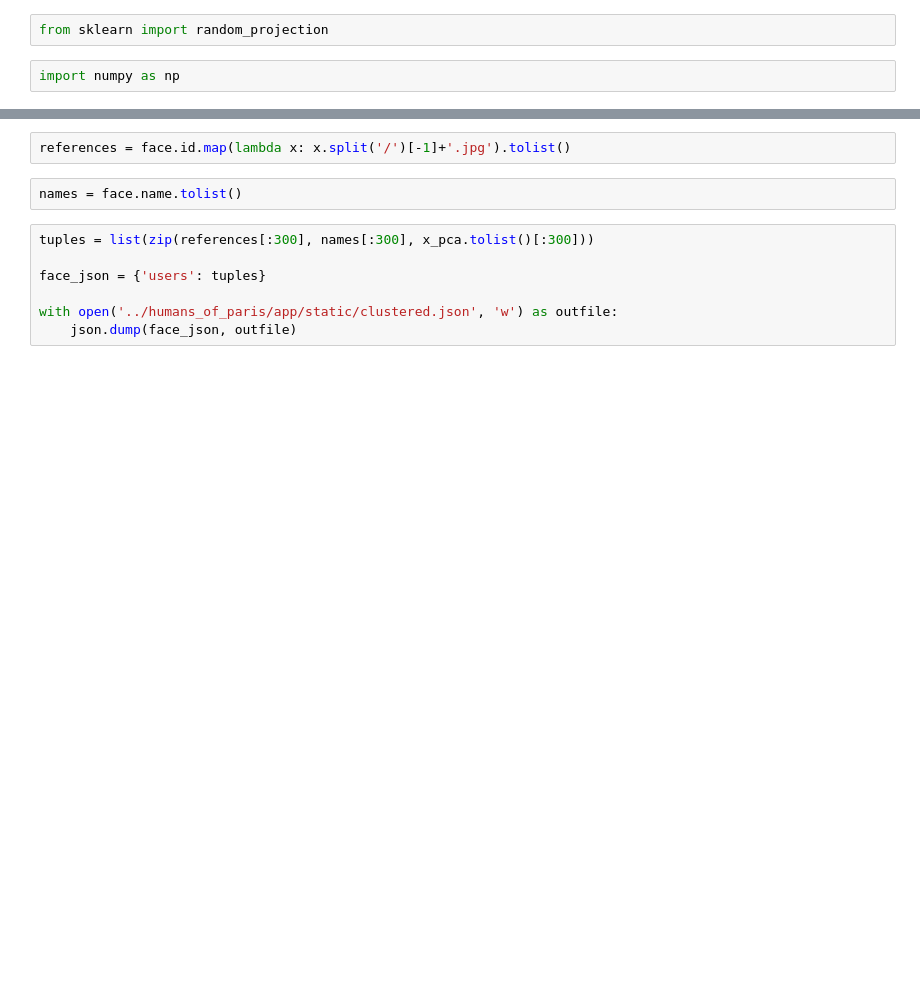
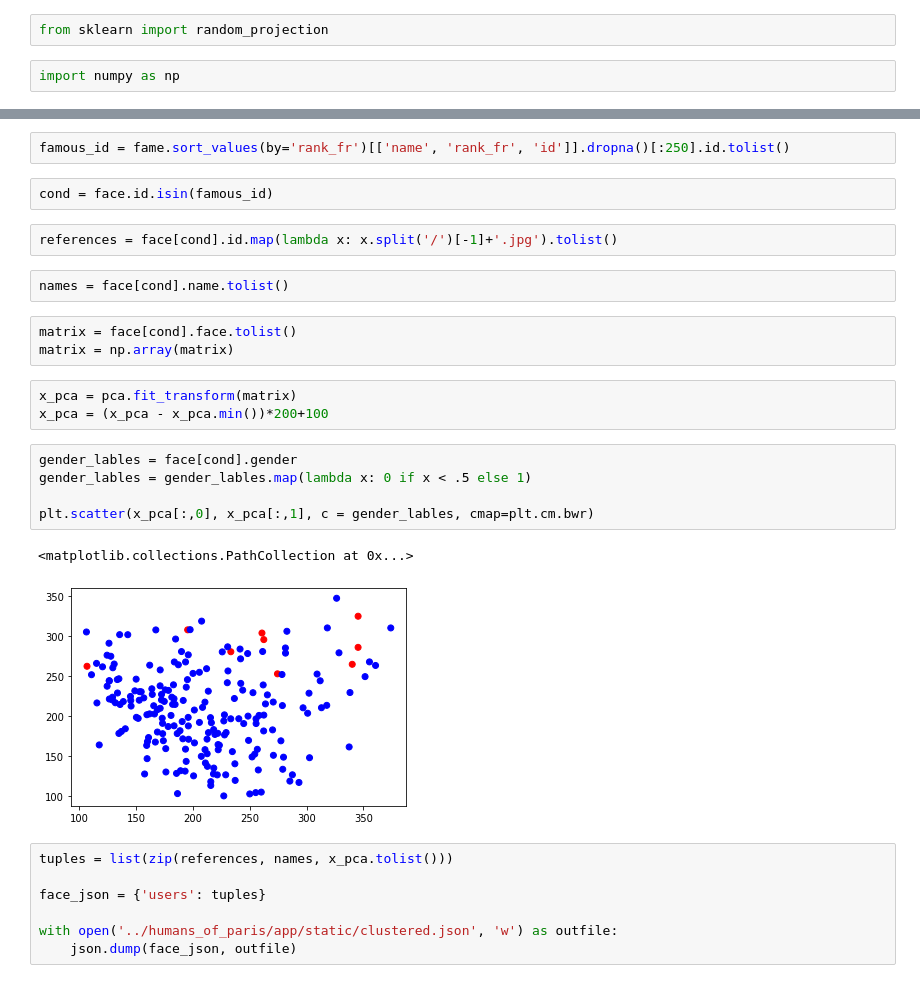
Before and after one commit to liabifano/humans-of-paris-1900, a Jupyter notebook: notebooks/Facial detection.ipynb, the cells around one changed output, grey strips where cells are left out. Saved outputs shown, nothing was run; the diff lists cells and outputs as text; blank space fills up the shorter version.

```diff
--- a/notebooks/Facial detection.ipynb
+++ b/notebooks/Facial detection.ipynb
@@ -237,9 +369,27 @@ plt.scatter(X_embedded[:,1], X_embedded[:,0])
+# %%
+famous_id = fame.sort_values(by='rank_fr')[['name', 'rank_fr', 'id']].dropna()[:250].id.tolist()
+# %%
+cond = face.id.isin(famous_id)
 # %%
-references = face.id.map(lambda x: x.split('/')[-1]+'.jpg').tolist()
+references = face[cond].id.map(lambda x: x.split('/')[-1]+'.jpg').tolist()
 # %%
-names = face.name.tolist()
+names = face[cond].name.tolist()
+# %%
+matrix = face[cond].face.tolist()
+matrix = np.array(matrix)
+# %%
+x_pca = pca.fit_transform(matrix)
+x_pca = (x_pca - x_pca.min())*200+100
+# %%
+gender_lables = face[cond].gender
+gender_lables = gender_lables.map(lambda x: 0 if x < .5 else 1)
+
+plt.scatter(x_pca[:,0], x_pca[:,1], c = gender_lables, cmap=plt.cm.bwr)
+# %% [output]
+<matplotlib.collections.PathCollection at 0x...>
+[figure, added]
 # %%
-tuples = list(zip(references[:300], names[:300], x_pca.tolist()[:300]))
+tuples = list(zip(references, names, x_pca.tolist()))
 
 face_json = {'users': tuples}
 
```
Also changed, not shown: parts of 35 cells of this notebook, 52 other files.
